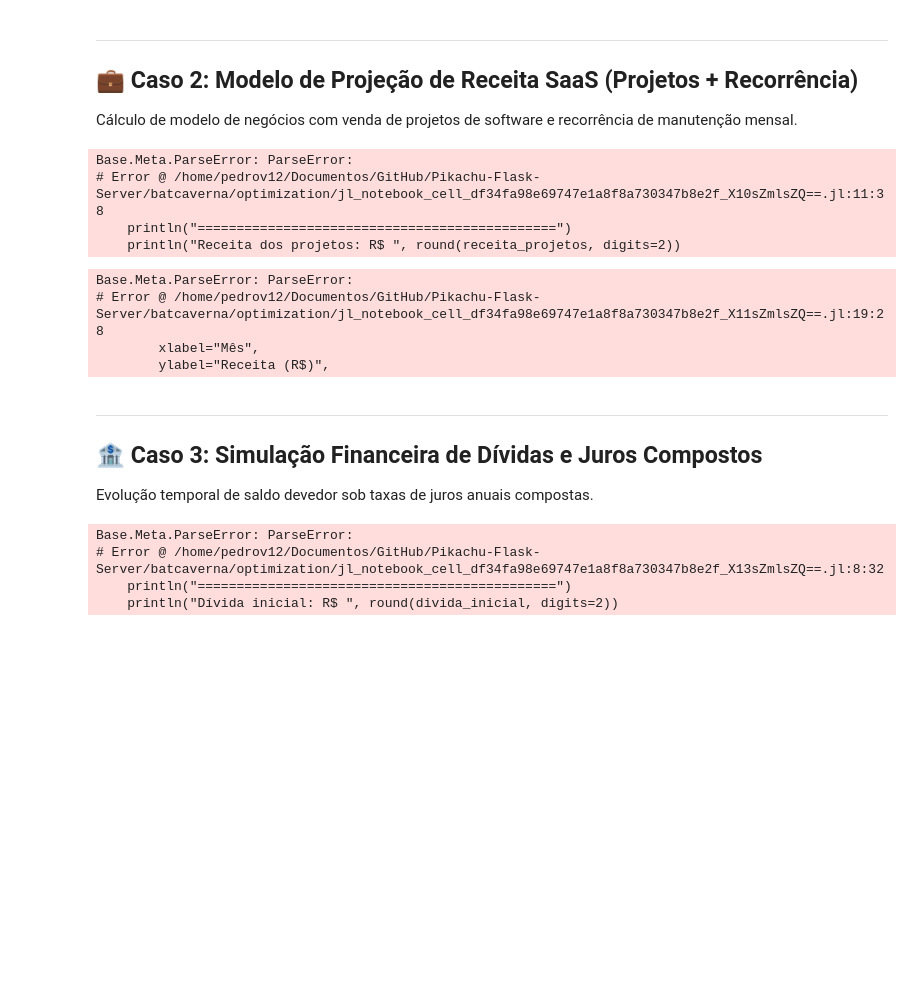
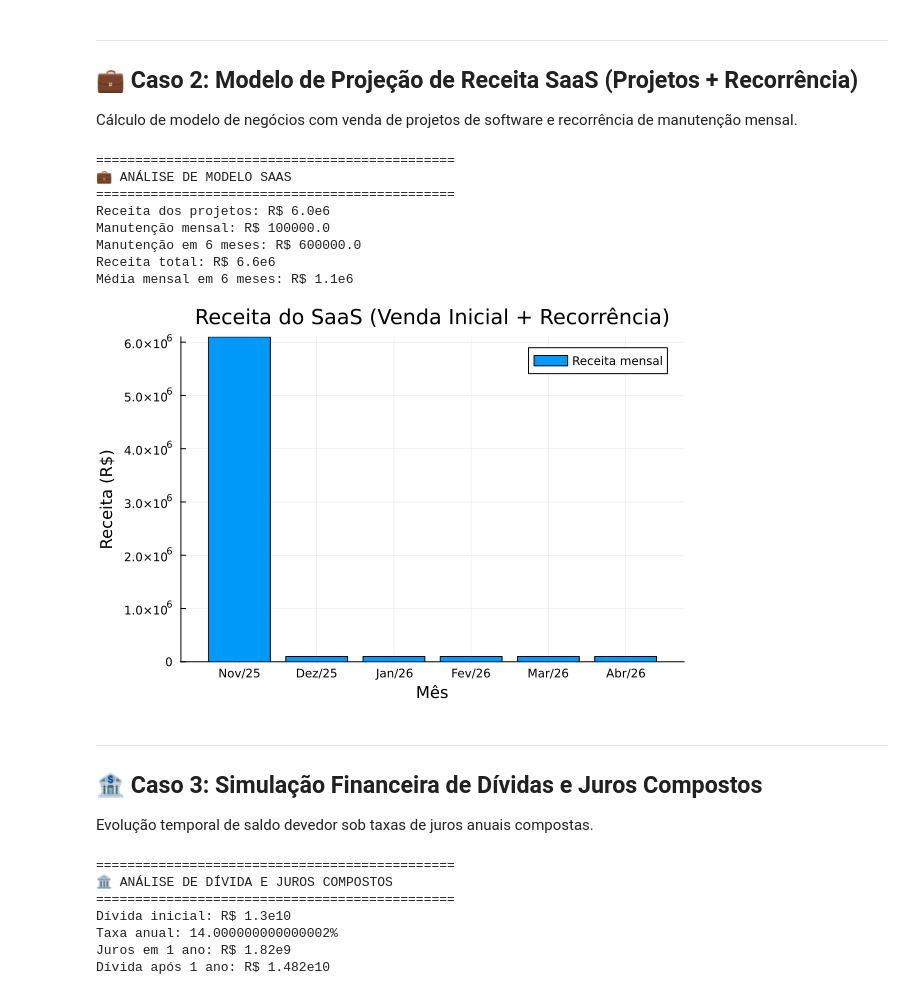
Before and after one commit to PedroVic12/Pikachu-Flask-Server, a Jupyter notebook: batcaverna/optimization/otimizacoes_em_julia.ipynb, the cells around one changed output. Saved outputs shown, nothing was run; the diff lists cells and outputs as text; code cells hidden in the pictures; blank space fills up the shorter version.

```diff
--- a/batcaverna/optimization/otimizacoes_em_julia.ipynb
+++ b/batcaverna/optimization/otimizacoes_em_julia.ipynb
@@ -120,11 +127,11 @@ function calcular_saas(quantidade_vendas, valor_projeto, manutencao_mensal, mese
     println("==============================================")
     println("💼 ANÁLISE DE MODELO SAAS")
     println("==============================================")
-    println("Receita dos projetos: R$ ", round(receita_projetos, digits=2))
-    println("Manutenção mensal: R$ ", round(receita_manutencao_mensal, digits=2))
-    println("Manutenção em 6 meses: R$ ", round(receita_manutencao_total, digits=2))
-    println("Receita total: R$ ", round(receita_total, digits=2))
-    println("Média mensal em 6 meses: R$ ", round(media_mensal, digits=2))
+    println("Receita dos projetos: R\$ ", round(receita_projetos, digits=2))
+    println("Manutenção mensal: R\$ ", round(receita_manutencao_mensal, digits=2))
+    println("Manutenção em 6 meses: R\$ ", round(receita_manutencao_total, digits=2))
+    println("Receita total: R\$ ", round(receita_total, digits=2))
+    println("Média mensal em 6 meses: R\$ ", round(media_mensal, digits=2))
     println()
     return receita_total, media_mensal
 end
@@ -137,43 +144,44 @@ meses_mnt = 6
 
 rec_tot, med_mensal = calcular_saas(qtd_vendas, vlr_projeto, mnt_mensal, meses_mnt);
 # %% [output]
-Base.Meta.ParseError: ParseError:
-# Error @ /home/pedrov12/Documentos/GitHub/Pikachu-Flask-Server/batcaverna/optimization/jl_notebook_cell_df34fa98e69747e1a8f8a730347b8e2f_X10sZmlsZQ==.jl:11:38
-    println("==============================================")
-    println("Receita dos projetos: R$ ", round(receita_projetos, digits=2))
+==============================================
+💼 ANÁLISE DE MODELO SAAS
+==============================================
+Receita dos projetos: R$ 6.0e6
+Manutenção mensal: R$ 100000.0
+Manutenção em 6 meses: R$ 600000.0
+Receita total: R$ 6.6e6
+Média mensal em 6 meses: R$ 1.1e6
 # %%
 # Gráfico de Barras - Fluxo de Caixa Mensal do SaaS
 function plot_saas(quantidade_vendas, valor_projeto, manutencao_mensal, meses_manutencao)
     receita_inicial = quantidade_vendas * valor_projeto
     receita_manutencao = quantidade_vendas * manutencao_mensal
     receita_mensal = zeros(meses_manutencao)
 
     # Novembro = Venda inicial + primeira manutenção
     receita_mensal[1] = receita_inicial + receita_manutencao
     for i in 2:meses_manutencao
         receita_mensal[i] = receita_manutencao
     end
 
     meses = ["Nov/25", "Dez/25", "Jan/26", "Fev/26", "Mar/26", "Abr/26"]
 
     p = bar(
         meses,
         receita_mensal,
         xlabel="Mês",
-        ylabel="Receita (R$)",
+        ylabel="Receita (R\$)",
         title="Receita do SaaS (Venda Inicial + Recorrência)",
         label="Receita mensal",
         legend=:topright
     )
     return p
 end
 
 plot_saas(qtd_vendas, vlr_projeto, mnt_mensal, meses_mnt)
 # %% [output]
-Base.Meta.ParseError: ParseError:
-# Error @ /home/pedrov12/Documentos/GitHub/Pikachu-Flask-Server/batcaverna/optimization/jl_notebook_cell_df34fa98e69747e1a8f8a730347b8e2f_X11sZmlsZQ==.jl:19:28
-        xlabel="Mês",
-        ylabel="Receita (R$)",
+[figure, added]
 # %% [markdown]
 ---
 ## 🏦 Caso 3: Simulação Financeira de Dívidas e Juros Compostos
@@ -187,10 +195,10 @@ function calcular_divida(divida_inicial, taxa_anual)
     println("==============================================")
     println("🏛️ ANÁLISE DE DÍVIDA E JUROS COMPOSTOS")
     println("==============================================")
-    println("Dívida inicial: R$ ", round(divida_inicial, digits=2))
+    println("Dívida inicial: R\$ ", round(divida_inicial, digits=2))
     println("Taxa anual: ", taxa_anual * 100, "%")
-    println("Juros em 1 ano: R$ ", round(juros_anuais, digits=2))
-    println("Dívida após 1 ano: R$ ", round(divida_apos_1_ano, digits=2))
+    println("Juros em 1 ano: R\$ ", round(juros_anuais, digits=2))
+    println("Dívida após 1 ano: R\$ ", round(divida_apos_1_ano, digits=2))
     println()
     return juros_anuais, divida_apos_1_ano
 end
@@ -200,10 +208,13 @@ taxa_ano = 0.14               # 14% a.a.
 
 calcular_divida(divida_ini, taxa_ano);
 # %% [output]
-Base.Meta.ParseError: ParseError:
-# Error @ /home/pedrov12/Documentos/GitHub/Pikachu-Flask-Server/batcaverna/optimization/jl_notebook_cell_df34fa98e69747e1a8f8a730347b8e2f_X13sZmlsZQ==.jl:8:32
-    println("==============================================")
-    println("Dívida inicial: R$ ", round(divida_inicial, digits=2))
+==============================================
+🏛️ ANÁLISE DE DÍVIDA E JUROS COMPOSTOS
+==============================================
+Dívida inicial: R$ 1.3e10
+Taxa anual: 14.000000000000002%
+Juros em 1 ano: R$ 1.82e9
+Dívida após 1 ano: R$ 1.482e10
 # %%
 # Visualização da Evolução Decenal da Dívida
 function plot_divida(divida_inicial, taxa_anual, numero_anos)
```
Also changed, not shown: parts of 5 cells of this notebook, 2 other files.
